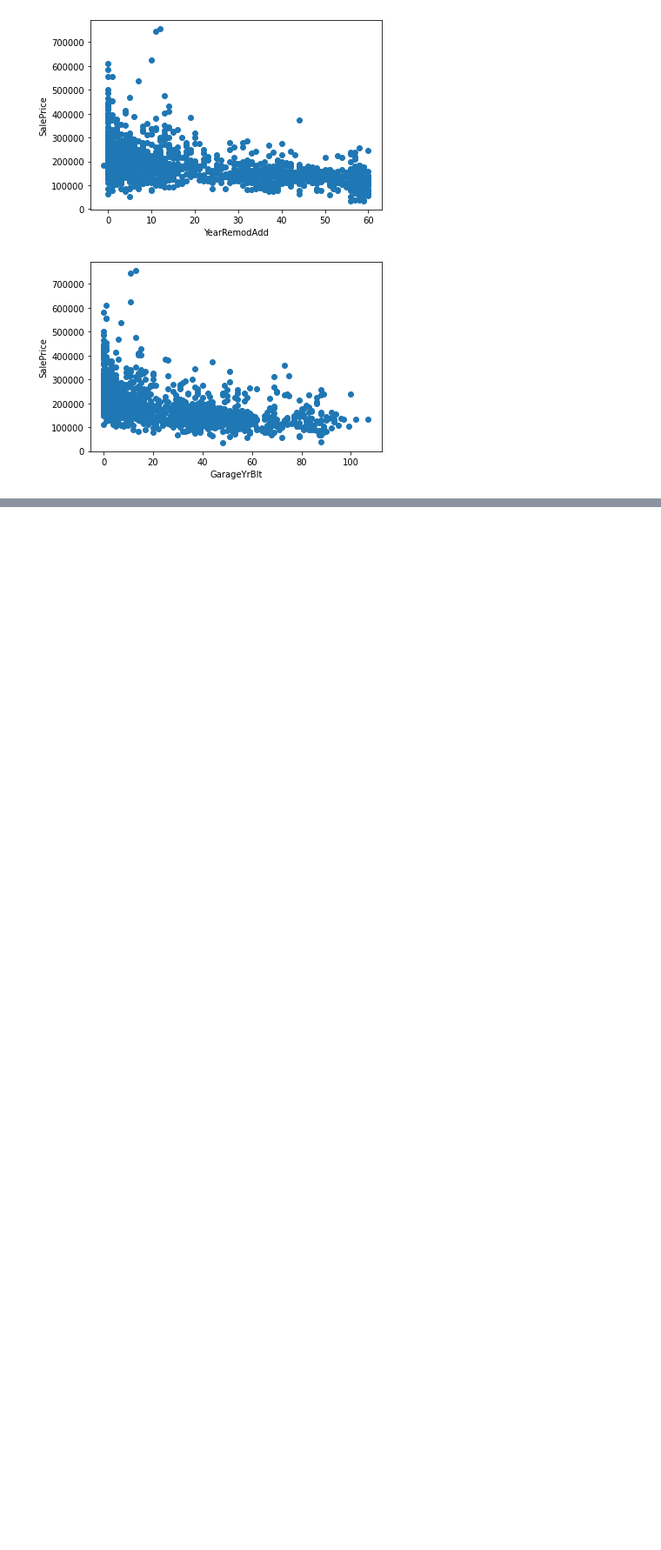
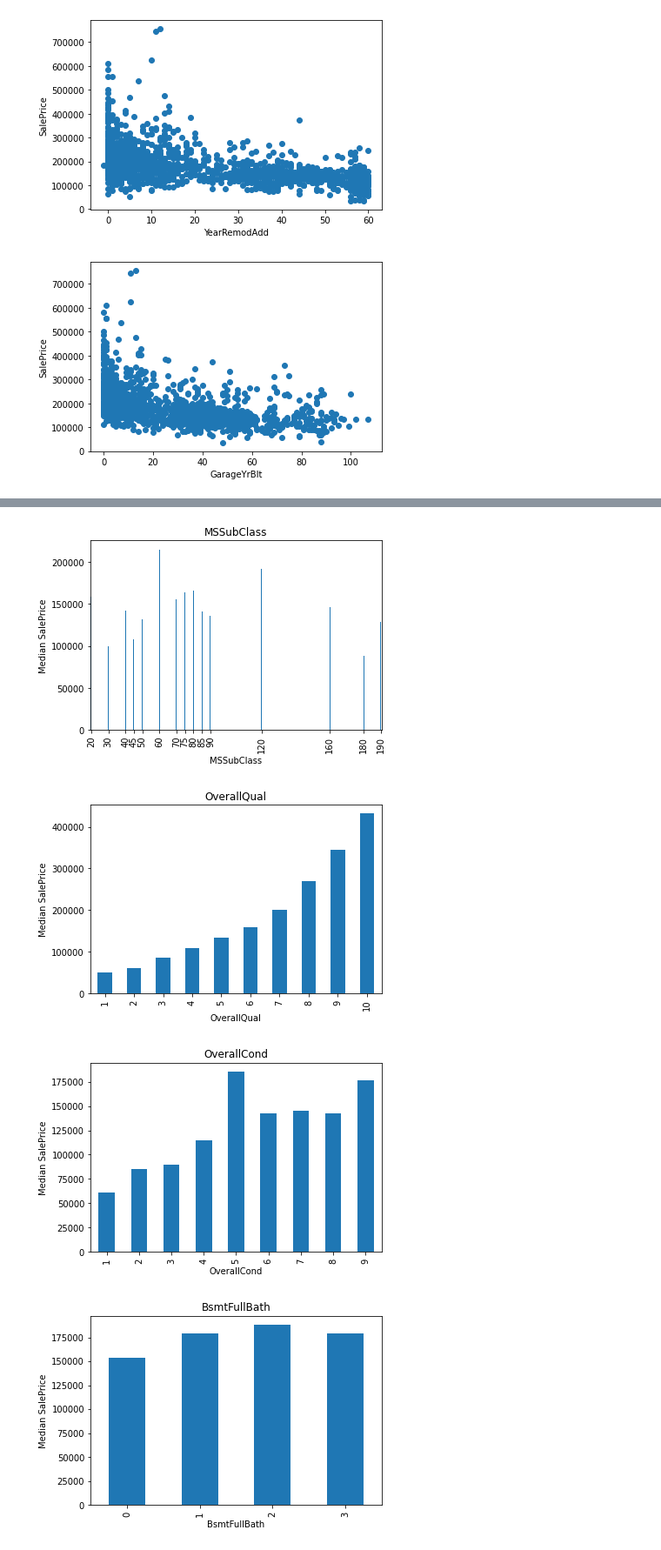
Before and after one commit to Jeffresh/deployment-of-machine-learning-models, a Jupyter notebook: section2/dataAnalysis.ipynb, the cells around one changed output, grey strips where cells are left out. Shown: that part at 87% size. Saved outputs shown, nothing was run; the diff lists cells and outputs as text; code cells hidden in the pictures; blank space fills up the shorter version.

Commit message:
feat: add discrete variables

```diff
--- a/section2/dataAnalysis.ipynb
+++ b/section2/dataAnalysis.ipynb
@@ -181,7 +181,7 @@ Let's go ahead and explore whether there is a relationship between the year vari
 # %%
 # let's explore the relationship between the tear variables
 # and the house price in a bit of more detail:
-def analyse_years_vars(df, var):
+def analyse_year_vars(df, var):
     df = df.copy()
 
     # capture difference between year varaible and year
@@ -194,8 +194,8 @@ def analyse_years_vars(df, var):
     plt.show()
 # %%
 for var in year_vars:
-    if var != 'YrSold':
-        analyse_years_vars(data, var)
+    if var !='YrSold':
+        analyse_year_vars(data, var)
 # %% [output]
 [figure]
 [figure]
@@ -202,0 +207,4 @@ for var in year_vars:
+# %%
+discrete_vars = [var for var in num_vars if len(data[var].unique()) < 20 and var not in year_vars+['Id']]
+
+discrete_vars
@@ -202,0 +238,15 @@ for var in year_vars:
+# %%
+def analyse_discrete(df, var):
+    df = df.copy()
+    df.groupby(var)['SalePrice'].median().plot.bar()
+    plt.title(var)
+    plt.ylabel('Median SalePrice')
+    plt.show()
+# %%
+for var in discrete_vars:
+    analyse_discrete(data, var)
+# %% [output]
+[figure, added]
+[figure, added]
+[figure, added]
+[figure, added]
```
Also changed, not shown: parts of 6 cells of this notebook.
